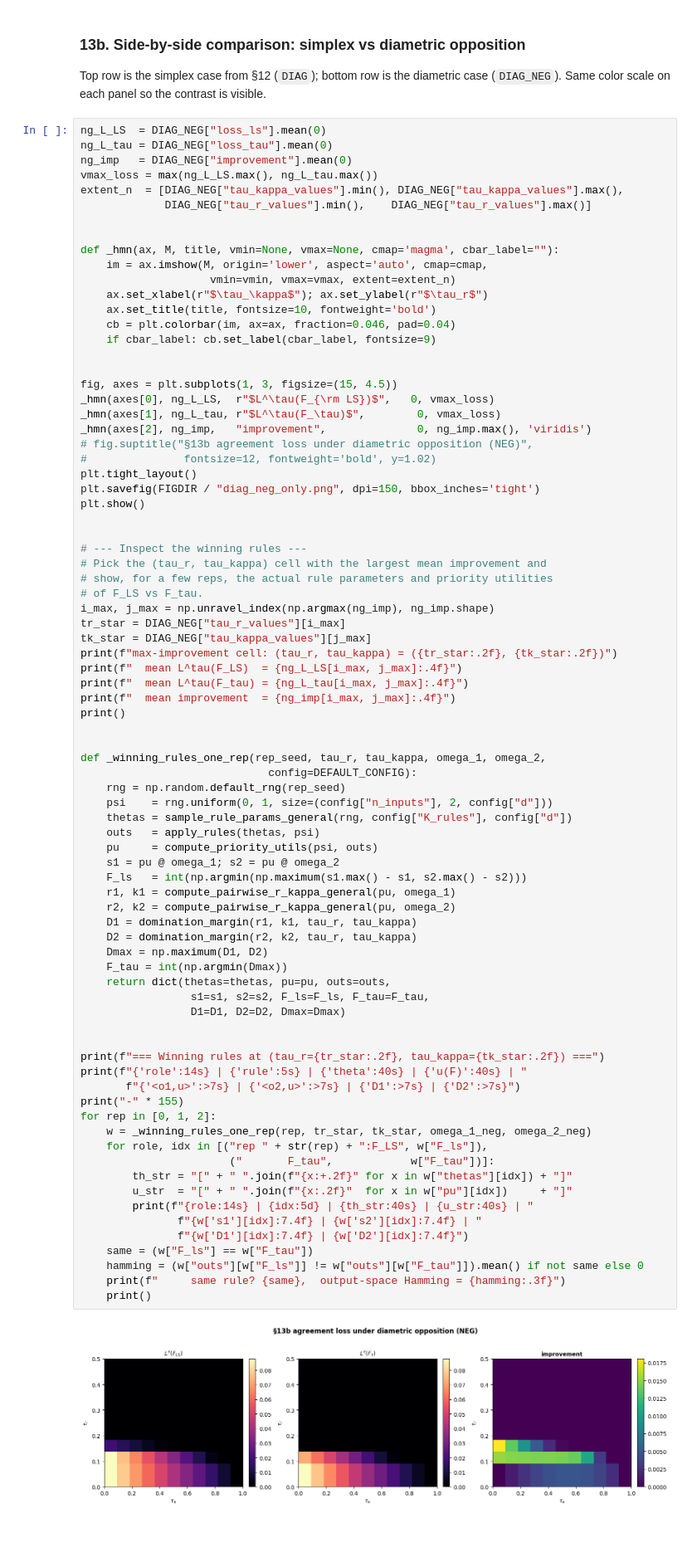
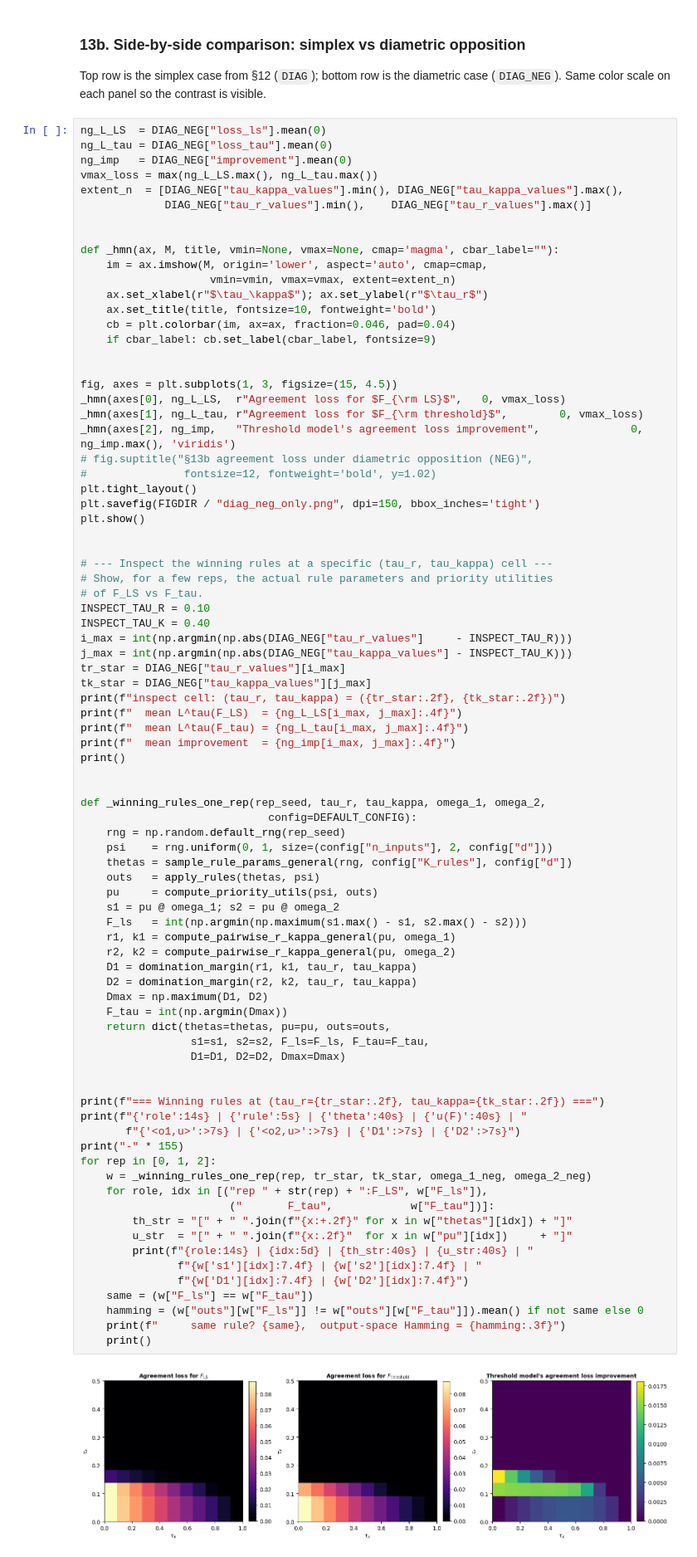
Before and after one commit to michelleeesi/topmodel, a Jupyter notebook: agreementset.ipynb, the cells around one changed output. Shown at 83% size. Drawn from its saved outputs; the diff is of its cells as text; blank space fills up the shorter version.

```diff
--- a/agreementset.ipynb
+++ b/agreementset.ipynb
@@ -1038,9 +1115,9 @@ def _hmn(ax, M, title, vmin=None, vmax=None, cmap='magma', cbar_label=""):
 
 
 fig, axes = plt.subplots(1, 3, figsize=(15, 4.5))
-_hmn(axes[0], ng_L_LS,  r"$L^\tau(F_{\rm LS})$",   0, vmax_loss)
-_hmn(axes[1], ng_L_tau, r"$L^\tau(F_\tau)$",        0, vmax_loss)
-_hmn(axes[2], ng_imp,   "improvement",              0, ng_imp.max(), 'viridis')
+_hmn(axes[0], ng_L_LS,  r"Agreement loss for $F_{\rm LS}$",   0, vmax_loss)
+_hmn(axes[1], ng_L_tau, r"Agreement loss for $F_{\rm threshold}$",        0, vmax_loss)
+_hmn(axes[2], ng_imp,   "Threshold model's agreement loss improvement",              0, ng_imp.max(), 'viridis')
 # fig.suptitle("§13b agreement loss under diametric opposition (NEG)",
 #               fontsize=12, fontweight='bold', y=1.02)
 plt.tight_layout()
@@ -1048,14 +1125,16 @@ plt.savefig(FIGDIR / "diag_neg_only.png", dpi=150, bbox_inches='tight')
 plt.show()
 
 
-# --- Inspect the winning rules ---
-# Pick the (tau_r, tau_kappa) cell with the largest mean improvement and
-# show, for a few reps, the actual rule parameters and priority utilities
+# --- Inspect the winning rules at a specific (tau_r, tau_kappa) cell ---
+# Show, for a few reps, the actual rule parameters and priority utilities
 # of F_LS vs F_tau.
-i_max, j_max = np.unravel_index(np.argmax(ng_imp), ng_imp.shape)
+INSPECT_TAU_R = 0.10
+INSPECT_TAU_K = 0.40
+i_max = int(np.argmin(np.abs(DIAG_NEG["tau_r_values"]     - INSPECT_TAU_R)))
+j_max = int(np.argmin(np.abs(DIAG_NEG["tau_kappa_values"] - INSPECT_TAU_K)))
 tr_star = DIAG_NEG["tau_r_values"][i_max]
 tk_star = DIAG_NEG["tau_kappa_values"][j_max]
-print(f"max-improvement cell: (tau_r, tau_kappa) = ({tr_star:.2f}, {tk_star:.2f})")
+print(f"inspect cell: (tau_r, tau_kappa) = ({tr_star:.2f}, {tk_star:.2f})")
 print(f"  mean L^tau(F_LS)  = {ng_L_LS[i_max, j_max]:.4f}")
 print(f"  mean L^tau(F_tau) = {ng_L_tau[i_max, j_max]:.4f}")
 print(f"  mean improvement  = {ng_imp[i_max, j_max]:.4f}")
@@ -1073,34 +1152,34 @@ def _winning_rules_one_rep(rep_seed, tau_r, tau_kappa, omega_1, omega_2,
     F_ls   = int(np.argmin(np.maximum(s1.max() - s1, s2.max() - s2)))
     r1, k1 = compute_pairwise_r_kappa_general(pu, omega_1)
     r2, k2 = compute_pairwise_r_kappa_general(pu, omega_2)
     D1 = domination_margin(r1, k1, tau_r, tau_kappa)
     D2 = domination_margin(r2, k2, tau_r, tau_kappa)
     Dmax = np.maximum(D1, D2)
     F_tau = int(np.argmin(Dmax))
     return dict(thetas=thetas, pu=pu, outs=outs,
                  s1=s1, s2=s2, F_ls=F_ls, F_tau=F_tau,
                  D1=D1, D2=D2, Dmax=Dmax)
 
 
 print(f"=== Winning rules at (tau_r={tr_star:.2f}, tau_kappa={tk_star:.2f}) ===")
 print(f"{'role':14s} | {'rule':5s} | {'theta':40s} | {'u(F)':40s} | "
        f"{'<o1,u>':>7s} | {'<o2,u>':>7s} | {'D1':>7s} | {'D2':>7s}")
 print("-" * 155)
 for rep in [0, 1, 2]:
     w = _winning_rules_one_rep(rep, tr_star, tk_star, omega_1_neg, omega_2_neg)
     for role, idx in [("rep " + str(rep) + ":F_LS", w["F_ls"]),
                        ("       F_tau",            w["F_tau"])]:
         th_str = "[" + " ".join(f"{x:+.2f}" for x in w["thetas"][idx]) + "]"
         u_str  = "[" + " ".join(f"{x:.2f}"  for x in w["pu"][idx])     + "]"
         print(f"{role:14s} | {idx:5d} | {th_str:40s} | {u_str:40s} | "
                f"{w['s1'][idx]:7.4f} | {w['s2'][idx]:7.4f} | "
                f"{w['D1'][idx]:7.4f} | {w['D2'][idx]:7.4f}")
     same = (w["F_ls"] == w["F_tau"])
     hamming = (w["outs"][w["F_ls"]] != w["outs"][w["F_tau"]]).mean() if not same else 0
     print(f"     same rule? {same},  output-space Hamming = {hamming:.3f}")
     print()
 # %% [output]
-[figure, old version]
+[figure, new version]
 max-improvement cell: (tau_r, tau_kappa) = (0.15, 0.00)
   mean L^tau(F_LS)  = 0.0181
   mean L^tau(F_tau) = 0.0000
```
Also changed, not shown: parts of 6 cells of this notebook, 3 other files.
